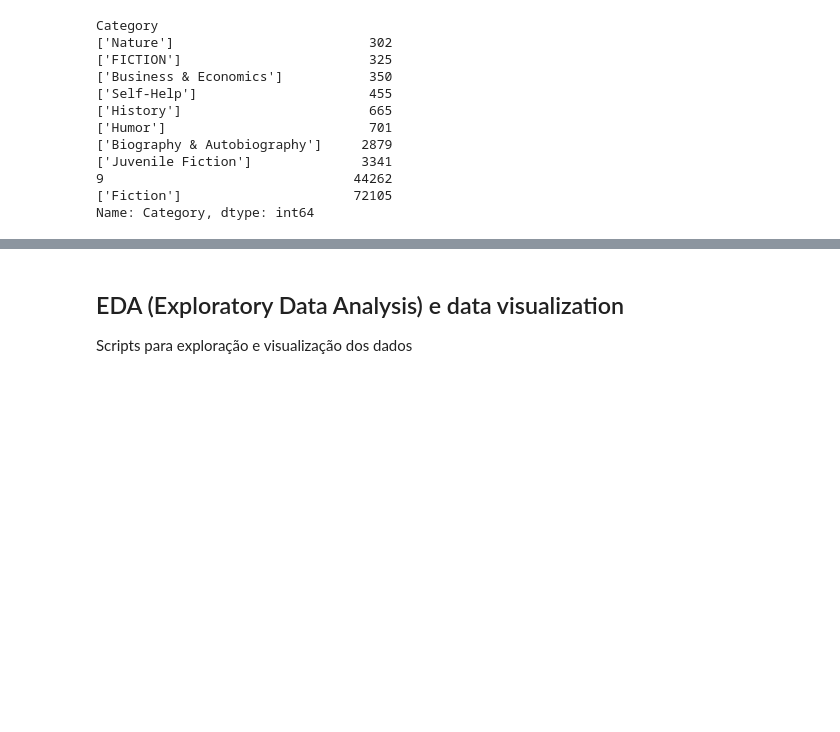
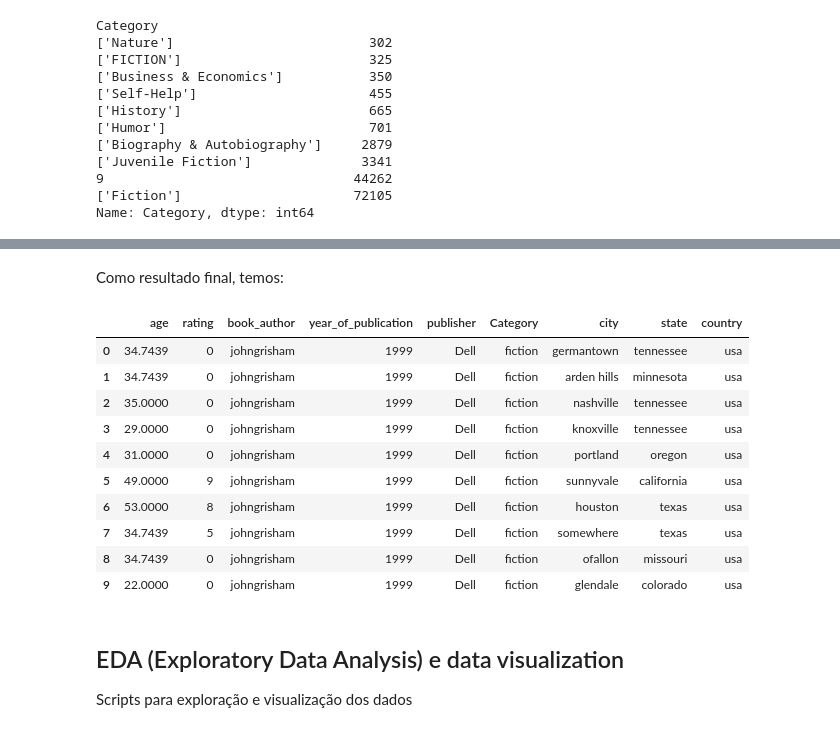
Before and after one commit to AyrtonIseri/CMC13, a Jupyter notebook: lab1/lab1.ipynb, the cells around one changed output, grey strips where cells are left out. Cells and saved outputs as stored; diff of their text form; code cells hidden in the pictures; blank space fills up the shorter version.

```diff
--- a/lab1/lab1.ipynb
+++ b/lab1/lab1.ipynb
@@ -60,0 +111,5 @@ Name: Category, dtype: int64
+# %%
+train_data['Category'] = train_data.Category.apply(lambda x: re.sub(pattern='[^a-zA-Z0-9]', repl='', string=x).lower())
+test_data['Category'] = test_data.Category.apply(lambda x: re.sub(pattern='[^a-zA-Z0-9]', repl='', string=x).lower())
+
+train_data.head()
@@ -75,0 +225,12 @@ Name: rating, dtype: int64
+# %%
+def map_nan_countries(df: pd.DataFrame, mapper: pd.DataFrame) -> pd.DataFrame:
+    merged_df = pd.merge(left=df, right=mapper, how='left', on=['city', 'state'])
+    merged_df['country'].fillna(merged_df['mapped_country'], inplace=True)
+    merged_df.drop(columns='mapped_country', inplace=True)
+
+    return merged_df
+
+train_data = map_nan_countries(train_data, reduced_df)
+test_data = map_nan_countries(test_data, reduced_df)
+
+train_data.isna().sum()
@@ -76,3 +282,19 @@ Name: rating, dtype: int64
+# %% [markdown]
+Como resultado final, temos:
+# %%
+train_data.head(10)
+# %% [output]
+|  | age | rating | book_author | year_of_publication | publisher | Category | city | state | country |
+| 0 | 34.7439 | 0 | johngrisham | 1999 | Dell | fiction | germantown | tennessee | usa |
+| 1 | 34.7439 | 0 | johngrisham | 1999 | Dell | fiction | arden hills | minnesota | usa |
+| 2 | 35.0000 | 0 | johngrisham | 1999 | Dell | fiction | nashville | tennessee | usa |
+| 3 | 29.0000 | 0 | johngrisham | 1999 | Dell | fiction | knoxville | tennessee | usa |
+| 4 | 31.0000 | 0 | johngrisham | 1999 | Dell | fiction | portland | oregon | usa |
+| 5 | 49.0000 | 9 | johngrisham | 1999 | Dell | fiction | sunnyvale | california | usa |
+| 6 | 53.0000 | 8 | johngrisham | 1999 | Dell | fiction | houston | texas | usa |
+| 7 | 34.7439 | 5 | johngrisham | 1999 | Dell | fiction | somewhere | texas | usa |
+| 8 | 34.7439 | 0 | johngrisham | 1999 | Dell | fiction | ofallon | missouri | usa |
+| 9 | 22.0000 | 0 | johngrisham | 1999 | Dell | fiction | glendale | colorado | usa |
 # %% [markdown]
 ## EDA (Exploratory Data Analysis) e data visualization
 Scripts para exploração e visualização dos dados
```
Also changed, not shown: parts of 46 cells of this notebook, 1 other file.
